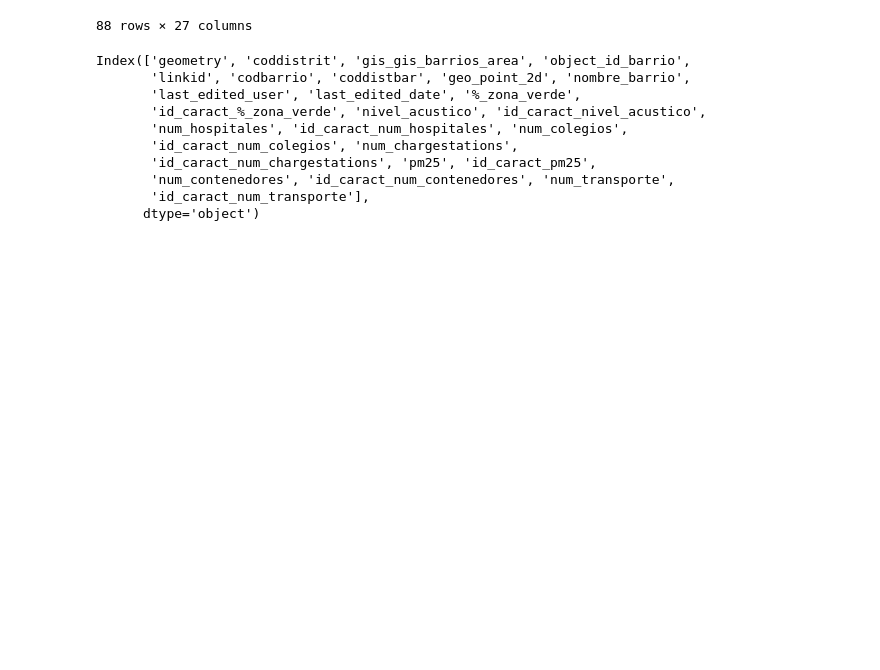
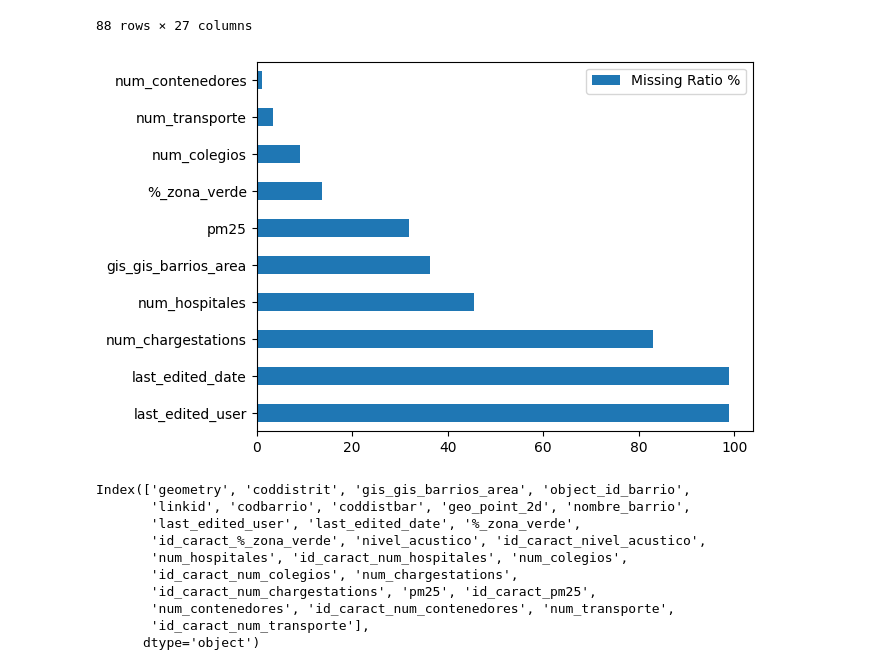
Before and after one commit to mimove/DATAPROJECT1, a Jupyter notebook: jupyter/data_cleaning.ipynb, the cells around one changed output. Cells and saved outputs as stored; diff of their text form; code cells hidden in the pictures; blank space fills up the shorter version.

Commit message:
Modificación data_cleaning.ipynb
Se añade función para hacer plot del número de nulls dentro de un df

```diff
--- a/jupyter/data_cleaning.ipynb
+++ b/jupyter/data_cleaning.ipynb
@@ -46,6 +47,25 @@ barrios_df
 | 86 | POLYGON ((-0.36720 39.50425, -0.3... | 15 | NaN | 201 | 0 | 1 | 151 | ... |
 | 87 | POLYGON ((-0.35839 39.45904, -0.3... | 10 | 540119.62500 | 57 | 0 | 5 | 105 | ... |
 88 rows × 27 columns
+# %%
+# DEFINICION DE LA FUNCION PARA HACER PLOT DEL NUMERO DE NULOS.
+
+def plot_nas(df: pd.DataFrame):
+    if df.isnull().sum().sum() != 0:
+        na_df = (df.isnull().sum() / len(df)) * 100
+        na_df = na_df.drop(na_df[na_df == 0].index).sort_values(ascending=False)
+        missing_data = pd.DataFrame({'Missing Ratio %' :na_df})
+        missing_data.plot(kind = "barh")
+        plt.show()
+    else:
+        print('No NAs found')
+# %%
+# INVOCANDO A LA FUNCION PARA VER EL NUMERO DE NULOS
+plot_nas(barrios_df)
+
+# Se mustran las columnas que cuentan con algún null
+# %% [output]
+[figure, added]
 # %%
 #Checking columns of barrios_df
 barrios_df.columns
```
Also changed, not shown: parts of 11 cells of this notebook.
